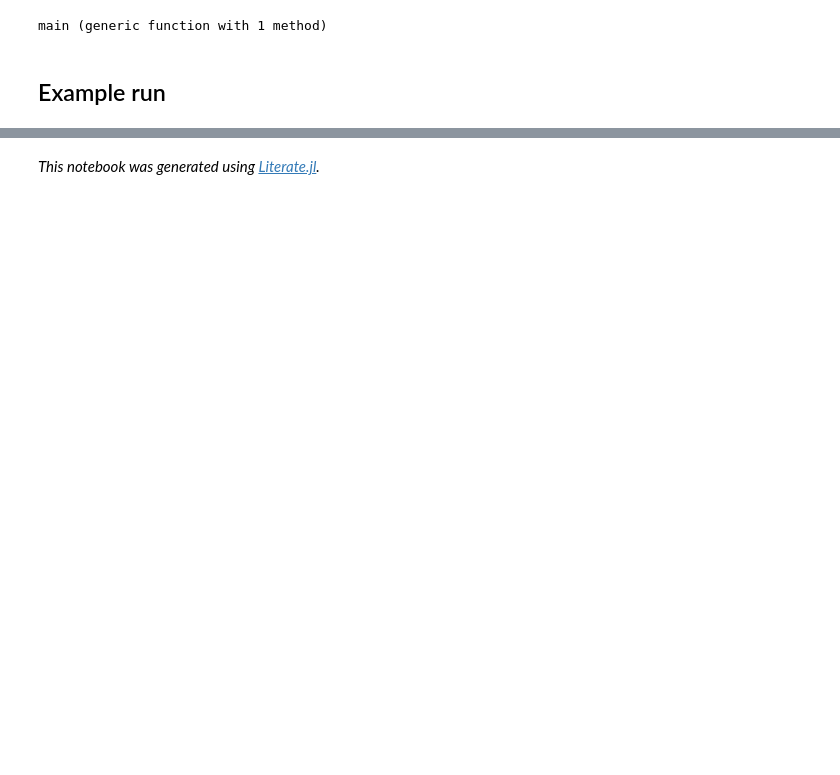
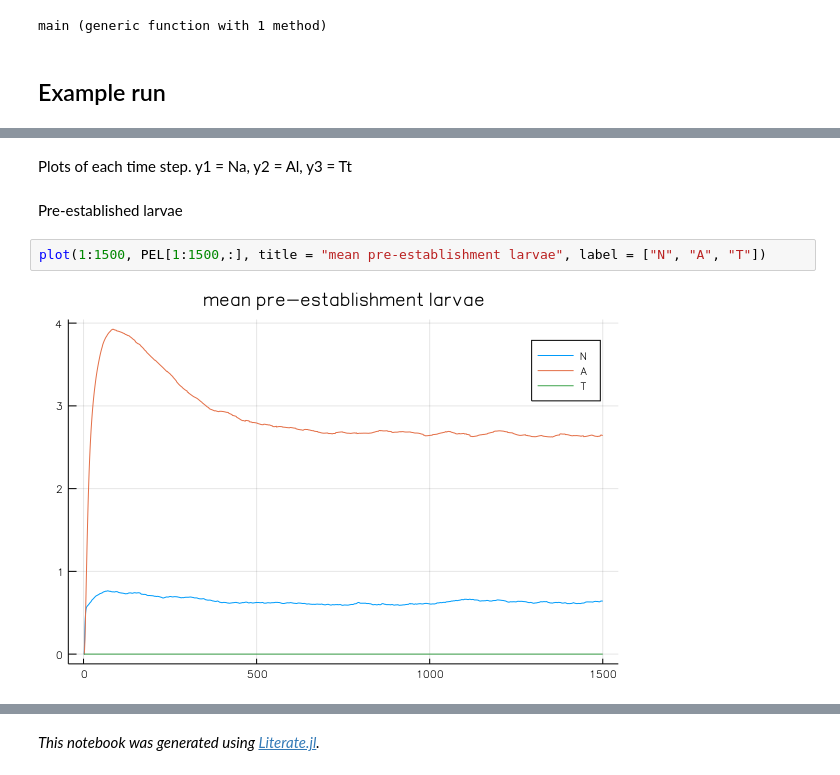
Before and after one commit to hannahlepper/sth_coinf_model, a Jupyter notebook: coinf_model.ipynb, the cells around one changed output, grey strips where cells are left out. Saved outputs shown, nothing was run; the diff lists cells and outputs as text; blank space fills up the shorter version.

```diff
--- a/coinf_model.ipynb
+++ b/coinf_model.ipynb
@@ -439,0 +339,9 @@ mean(eggs[:,3])
+# %% [markdown]
+Plots of each time step.
+y1 = Na, y2 = Al, y3 = Tt
+# %% [markdown]
+Pre-established larvae
+# %%
+plot(1:1500, PEL[1:1500,:], title = "mean pre-establishment larvae", label = ["N", "A", "T"])
+# %% [output]
+[figure, added]
```
Also changed, not shown: parts of 42 cells of this notebook, 1 other file.
